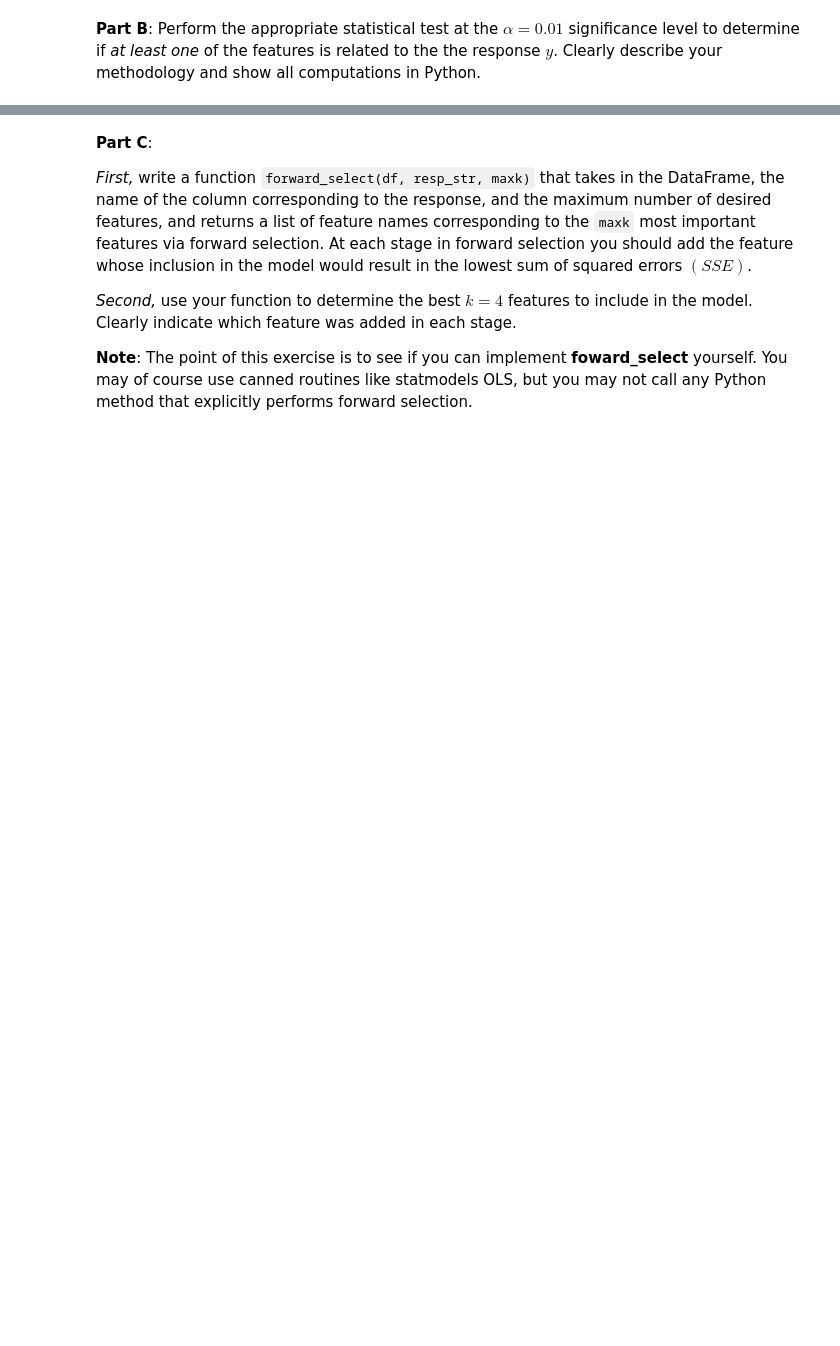
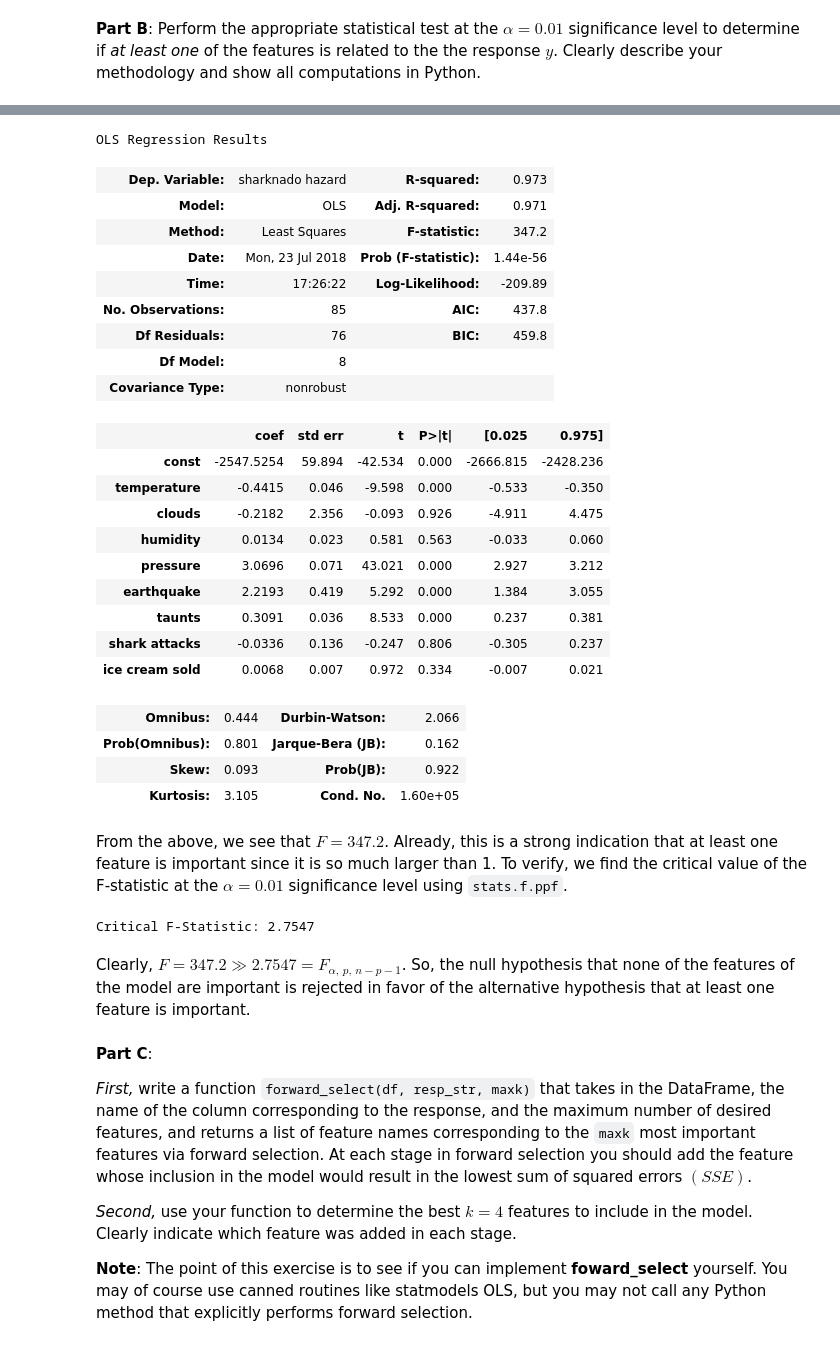
Before and after one commit to tannerbobak/csci3022, a Jupyter notebook: practicum_Bobak_Tanner.ipynb, the cells around one changed output, grey strips where cells are left out. Drawn from its saved outputs; the diff is of its cells as text; code cells hidden in the pictures; blank space fills up the shorter version.

```diff
--- a/practicum_Bobak_Tanner.ipynb
+++ b/practicum_Bobak_Tanner.ipynb
@@ -542,3 +548,9 @@ You decide to use multiple linear regression to understand and predict what fact
 - $\texttt{shark attacks}$: the number of shark attacks on the day of observation
 # %% [markdown]
 **Part A**: Read the data from `sharknadoes.csv` into a Pandas DataFrame.  Note that since we will be doing a multiple linear regression we will need all of the features, so you should drop any row in the DataFrame that is missing data.
+# %%
+dfS = pd.read_csv("https://piazza.com/class_profile/get_resource/jhaqogsdelf76h/jjd2uiqgi2l4t6")
+print("Number of rows of data before cleaning: {}".format(len(dfS)))
+dfS = dfS.dropna()
+print("Number of rows of data after cleaning: {}".format(len(dfS)))
+dfS.head()
@@ -547,3 +572,51 @@ You decide to use multiple linear regression to understand and predict what fact
+# %%
+x = dfS.iloc[:,:-1]
+y = dfS["sharknado hazard"]
+
+x = sm.add_constant(x)
+
+model = sm.OLS(y, x).fit()
+
+sse_full = model.mse_resid*model.df_resid # Used later
+
+model.summary()
+# %% [output]
+OLS Regression Results
+| Dep. Variable: | sharknado hazard | R-squared: | 0.973 |
+| Model: | OLS | Adj. R-squared: | 0.971 |
+| Method: | Least Squares | F-statistic: | 347.2 |
+| Date: | Mon, 23 Jul 2018 | Prob (F-statistic): | 1.44e-56 |
+| Time: | 17:26:22 | Log-Likelihood: | -209.89 |
+| No. Observations: | 85 | AIC: | 437.8 |
+| Df Residuals: | 76 | BIC: | 459.8 |
+| Df Model: | 8 |  |  |
+| Covariance Type: | nonrobust |  |  |
+|  | coef | std err | t | P>|t| | [0.025 | 0.975] |
+| const | -2547.5254 | 59.894 | -42.534 | 0.000 | -2666.815 | -2428.236 |
+| temperature | -0.4415 | 0.046 | -9.598 | 0.000 | -0.533 | -0.350 |
+| clouds | -0.2182 | 2.356 | -0.093 | 0.926 | -4.911 | 4.475 |
+| humidity | 0.0134 | 0.023 | 0.581 | 0.563 | -0.033 | 0.060 |
+| pressure | 3.0696 | 0.071 | 43.021 | 0.000 | 2.927 | 3.212 |
+| earthquake | 2.2193 | 0.419 | 5.292 | 0.000 | 1.384 | 3.055 |
+| taunts | 0.3091 | 0.036 | 8.533 | 0.000 | 0.237 | 0.381 |
+| shark attacks | -0.0336 | 0.136 | -0.247 | 0.806 | -0.305 | 0.237 |
+| ice cream sold | 0.0068 | 0.007 | 0.972 | 0.334 | -0.007 | 0.021 |
+| Omnibus: | 0.444 | Durbin-Watson: | 2.066 |
+| Prob(Omnibus): | 0.801 | Jarque-Bera (JB): | 0.162 |
+| Skew: | 0.093 | Prob(JB): | 0.922 |
+| Kurtosis: | 3.105 | Cond. No. | 1.60e+05 |
+# %% [markdown]
+From the above, we see that $F = 347.2$. Already, this is a strong indication that at least one feature is important since it is so much larger than 1. To verify, we find the critical value of the F-statistic at the $\alpha=0.01$ significance level using `stats.f.ppf`.
+# %%
+alpha = 0.01
+p = model.df_model # number of features
+n = model.nobs # number of observations
+f_crit = stats.f.ppf(1-alpha, p, n-p-1)
+print("Critical F-Statistic: {:0.4f}".format(f_crit))
+# %% [output]
+Critical F-Statistic: 2.7547
+# %% [markdown]
+Clearly, $F = 347.2 \gg 2.7547 = F_{\alpha,\, p,\, n-p-1}$. So, the null hypothesis that none of the features of the model are important is rejected in favor of the alternative hypothesis that at least one feature is important.
 # %% [markdown]
 **Part C**:
 
```
Also changed, not shown: parts of 18 cells of this notebook.
